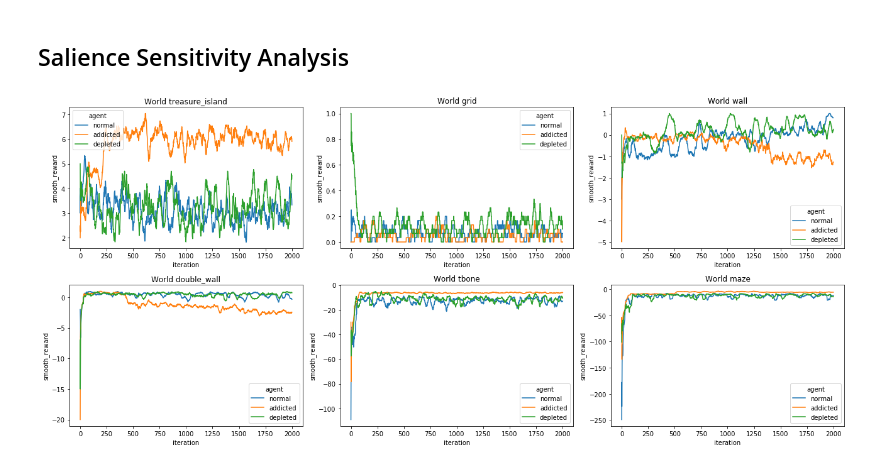
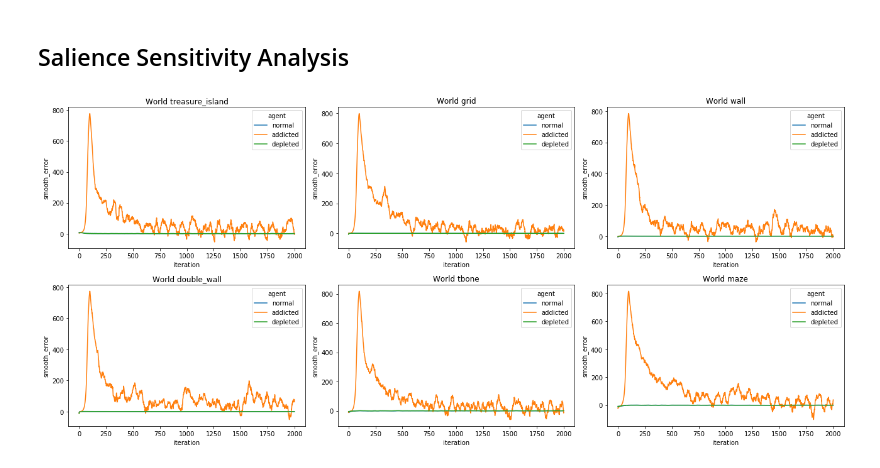
Before and after one commit to vb690/td_learning_salience, a Jupyter notebook: td_learning_agents_test.ipynb, the cells around one changed output. Cells and saved outputs as stored; diff of their text form; code cells hidden in the pictures.

```diff
--- a/td_learning_agents_test.ipynb
+++ b/td_learning_agents_test.ipynb
@@ -46,28 +48,35 @@ sim_summaries = pool.starmap(
     run_simulation,
     args
 )
+sim_summaries = pd.concat(
+    sim_summaries,
+    ignore_index=True
+)
 # %% [markdown]
 ## Salience Sensitivity Analysis
+# %%
+
+sim_summaries = pd.concat(sim_summaries, ignore_index=True)
 # %%
 fig, axs = plt.subplots(2, 3, figsize=(18, 8))
 
 for world, ax in zip(WORLDS, axs.flatten()):
 
     sns.lineplot(
         x='iteration',
-        y='smooth_reward',
+        y='smooth_error',
         hue='agent',
-        data=comparison_summary[
-            comparison_summary['world'] == world
+        data=sim_summaries[
+            sim_summaries['world'] == world
         ],
         ax=ax
     )
     ax.set_title(f'World {world}')
 
 plt.tight_layout()
 plt.show()
 # %% [output]
-[figure, old version]
+[figure, new version]
 # %%
 # %% [output]
 [      iteration  steps  reward     error  smooth_steps  smooth_reward  \
```
Also changed, not shown: parts of 1 cell of this notebook, 3 other files.
